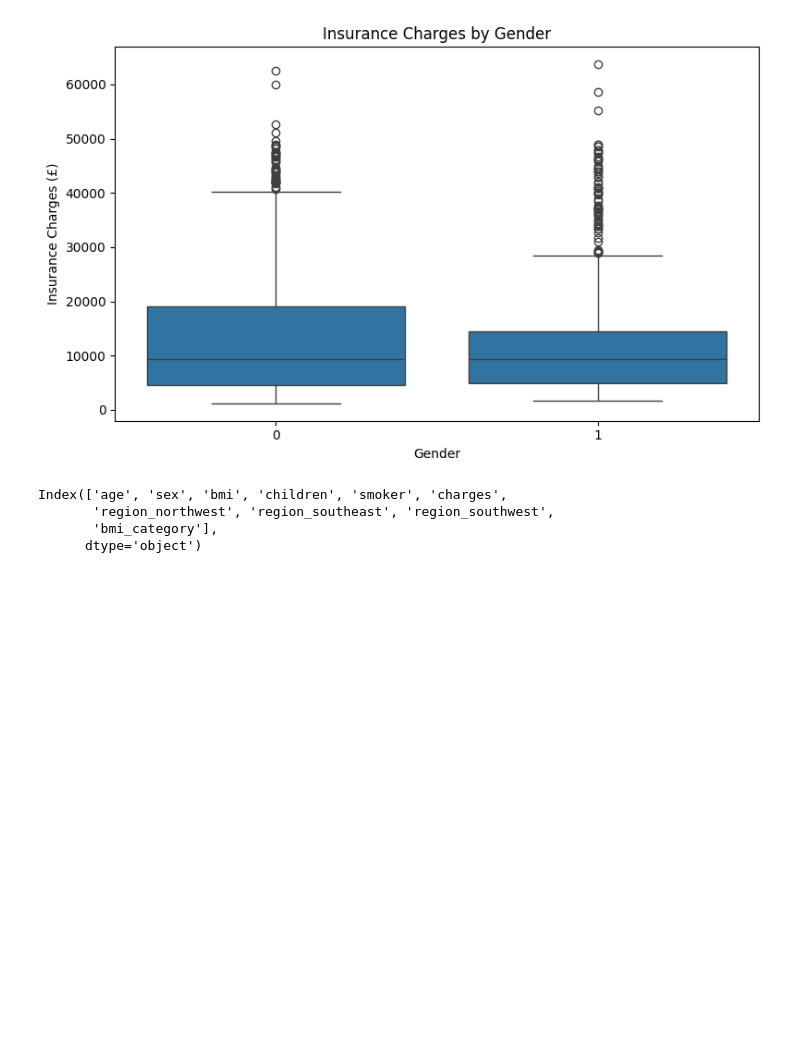
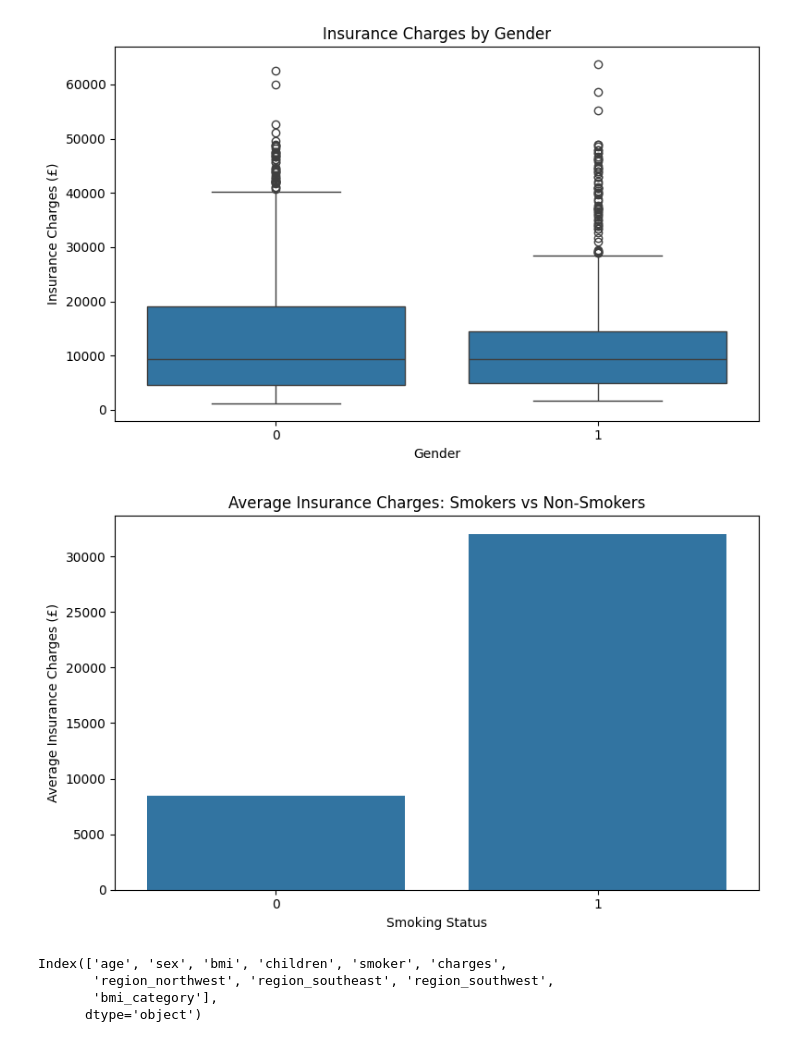
Before and after one commit to Doubleaai/Project-1--Healthcare, a Jupyter notebook: jupyter_notebooks/Notebook_Template.ipynb, the cells around one changed output. Cells and saved outputs as stored; diff of their text form; code cells hidden in the pictures; blank space fills up the shorter version.

```diff
--- a/jupyter_notebooks/Notebook_Template.ipynb
+++ b/jupyter_notebooks/Notebook_Template.ipynb
@@ -215,14 +228,19 @@ plt.show()
 # %%
 average_smoker_charges = df.groupby('smoker', as_index=False)['charges'].mean()
 # %%
-fig = px.bar(
-    average_smoker_charges,
-    x='smoker',
-    y='charges',
-    title='Average Insurance Charges: Smokers vs Non-Smokers',
-    labels={'smoker': 'Smoking Status', 'charges': 'Average Insurance Charges (£)'}
-)
-fig.show()
+# Barplot to calculate average charges for each smoking status
+average_smoker_charges = df.groupby('smoker', as_index=False)['charges'].mean()
+
+# Plotting
+plt.figure(figsize=(8, 5))
+sns.barplot(x='smoker', y='charges', data=average_smoker_charges)
+plt.title('Average Insurance Charges: Smokers vs Non-Smokers')
+plt.xlabel('Smoking Status')
+plt.ylabel('Average Insurance Charges (£)')
+plt.tight_layout()
+plt.show()
+# %% [output]
+[figure, added]
 # %%
 df.columns
 # %% [output]
```
Also changed, not shown: parts of 2 cells of this notebook, 1 other file.
